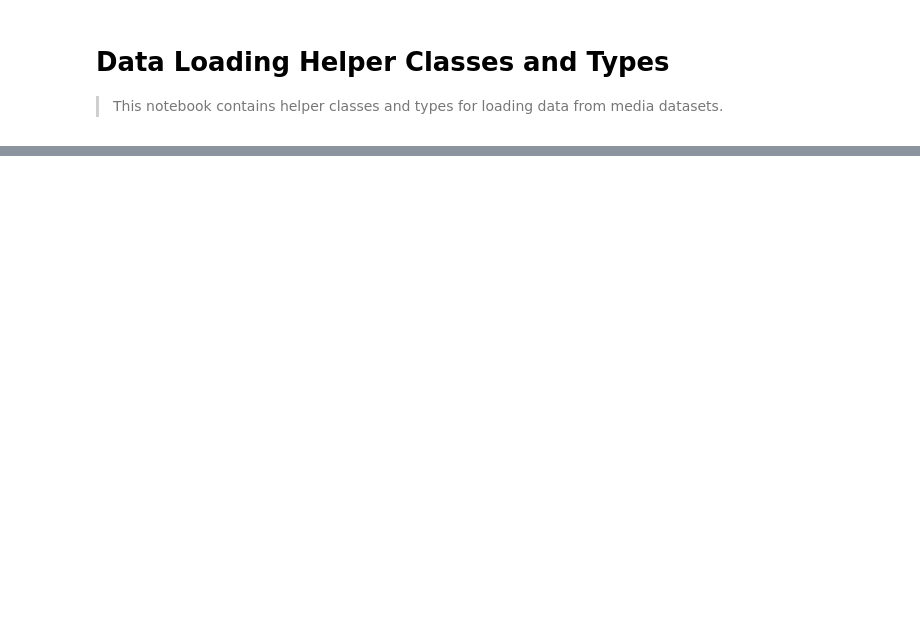
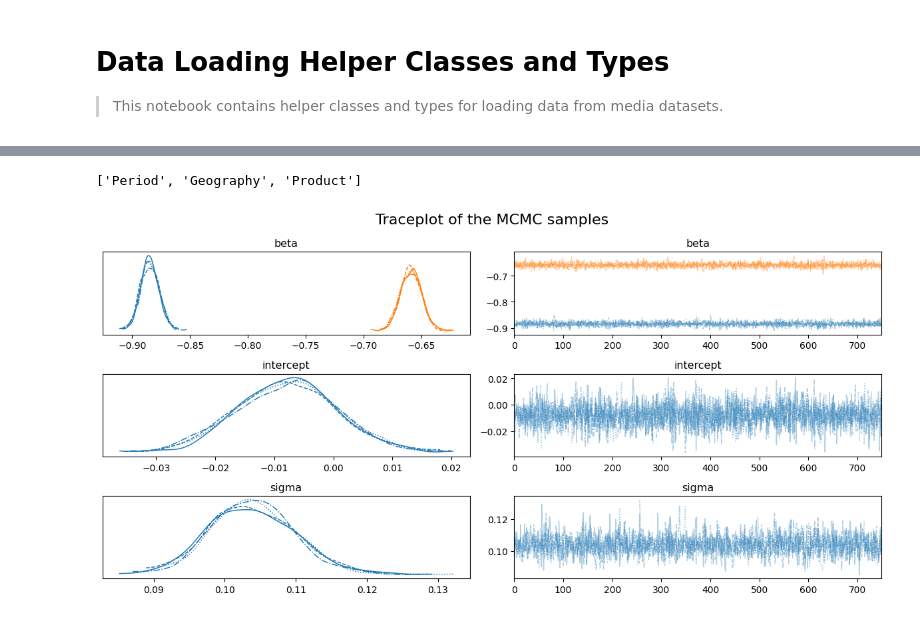
Before and after one commit to redam94/Haruspex, a Jupyter notebook: nbs/utils/00_data_loading.ipynb, the cells around one changed output, grey strips where cells are left out. Cells and saved outputs as stored; diff of their text form; code cells hidden in the pictures; blank space fills up the shorter version.

```diff
--- a/nbs/utils/00_data_loading.ipynb
+++ b/nbs/utils/00_data_loading.ipynb
@@ -25,0 +59,7 @@ from pathlib import Path
+# %%
+#| echo: false
+mff = pd.read_csv(
+  '../data/fake_mff.csv'
+)
+mff["Period"] = pd.to_datetime(mff["Period"])
+mff.head()
@@ -25,0 +100,11 @@ from pathlib import Path
+# %%
+var_names = np.unique(mff["VariableName"])
+media_var_names = [var_name for var_name in var_names if "Impressions" in var_name]
+target_var_name = "Sales"
+holiday_var_names = [var_name.replace("Holiday_", "") for var_name in var_names if "Holiday" in var_name]
+exog_var_names = [var_name for var_name in var_names if (
+  (var_name not in media_var_names) and
+  (var_name != target_var_name) and
+  (var_name.replace("Holiday_", "") not in holiday_var_names))]
+mff_clean = mff.copy()
+mff_clean["VariableName"] = mff_clean["VariableName"].str.replace("Holiday_", "", regex=False)
@@ -25,0 +179,20 @@ from pathlib import Path
+# %%
+#| hide
+X=rnd.normal(next(keys), (156,2))
+betas = rnd.normal(next(keys), (2,))
+y = X @ betas + 0.1*rnd.normal(next(keys), (156,))
+
+dataset = xr.Dataset(
+  {
+    "X": (("sample", "feature"), X),
+    "y": ("sample", y)
+  },
+  coords = {
+    "sample": np.arange(156),
+    "feature": np.arange(2)
+  }
+)
+# %%
+list(data_tree['target'].dims)
+# %% [output]
+['Period', 'Geography', 'Product']
@@ -25,0 +257,6 @@ from pathlib import Path
+# %%
+mcmc_key = rnd.PRNGKey(1234)
+kernel = npy.infer.NUTS(hierarchical_model)
+mcmc = npy.infer.MCMC(kernel, num_warmup=250, num_samples=750, num_chains=4)
+mcmc.run(mcmc_key, data_tree, has_intercept=True)
+mcmc.print_summary()
@@ -25,0 +266,6 @@ from pathlib import Path
+# %%
+#| echo: false
+az.plot_trace(mcmc, backend_kwargs={"layout": "tight"}, compact=True);
+plt.suptitle("Traceplot of the MCMC samples", fontsize=16);
+# %% [output]
+[figure, added]
```
Also changed, not shown: parts of 19 cells of this notebook, 9 other files.
